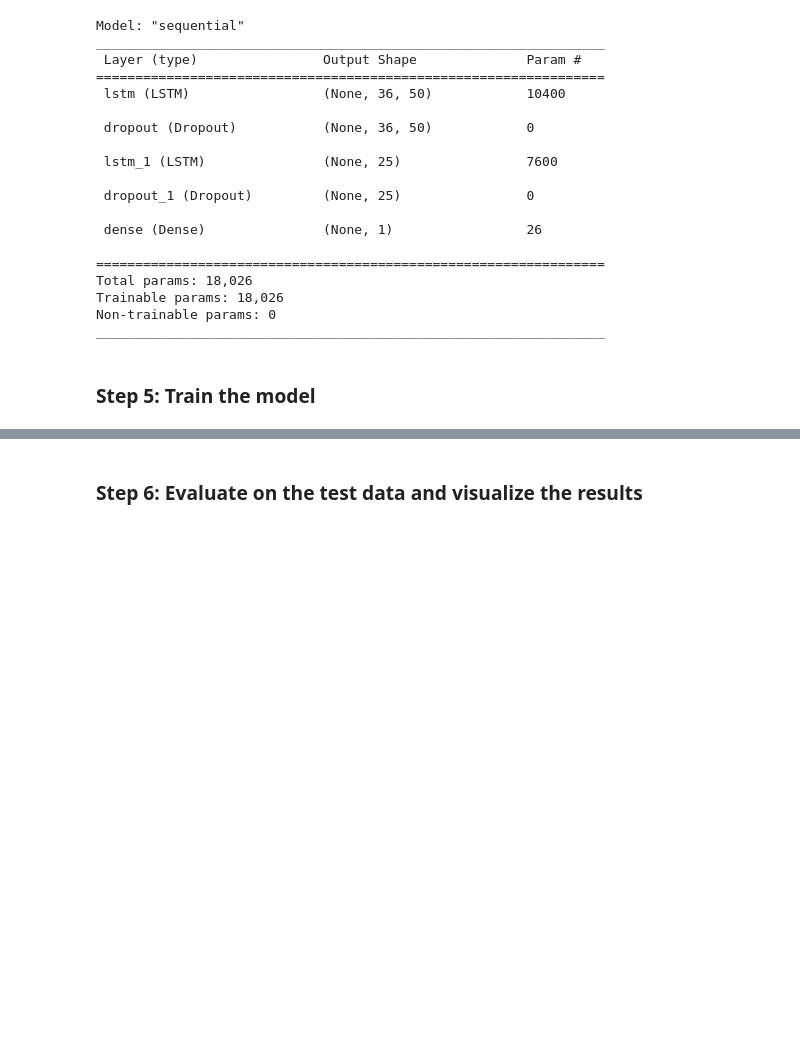
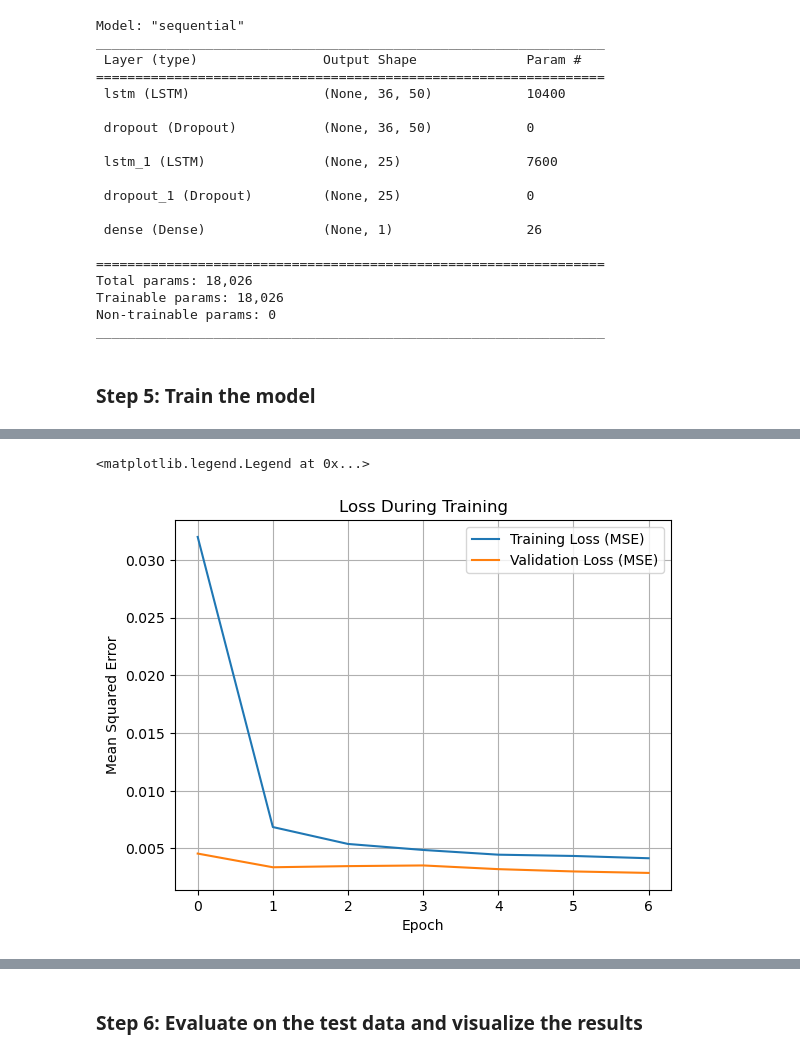
Before and after one commit to marhas109/ds10_all, a Jupyter notebook: C10_M04_Lab.ipynb, the cells around one changed output, grey strips where cells are left out. Drawn from its saved outputs; the diff is of its cells as text; code cells hidden in the pictures; blank space fills up the shorter version.

```diff
--- a/C10_M04_Lab.ipynb
+++ b/C10_M04_Lab.ipynb
@@ -264,3 +264,14 @@ Epoch 9: val_loss improved from 0.00280 to 0.00280, saving model to .\best_model
+# %%
+plt.plot(history.history['loss'], label='Training Loss (MSE)')
+plt.plot(history.history['val_loss'], label='Validation Loss (MSE)')
+plt.xlabel('Epoch')
+plt.ylabel('Mean Squared Error')
+plt.title('Loss During Training')
+plt.grid(True)
+plt.legend()
+# %% [output]
+<matplotlib.legend.Legend at 0x...>
+[figure, added]
 # %%
 plt.figure(figsize=(10, 6))
 plt.scatter(history.history['loss'], history.history['val_loss'], alpha=0.5)
```
Also changed, not shown: parts of 7 cells of this notebook.
